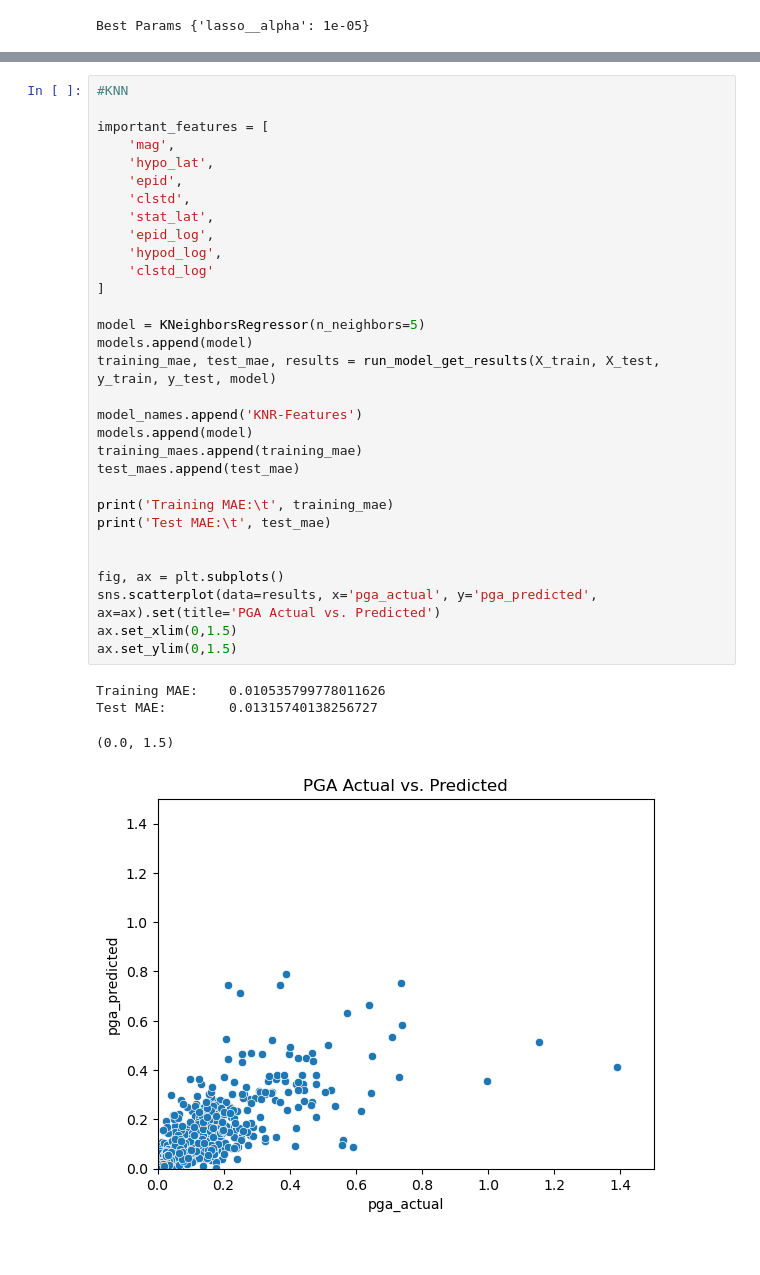
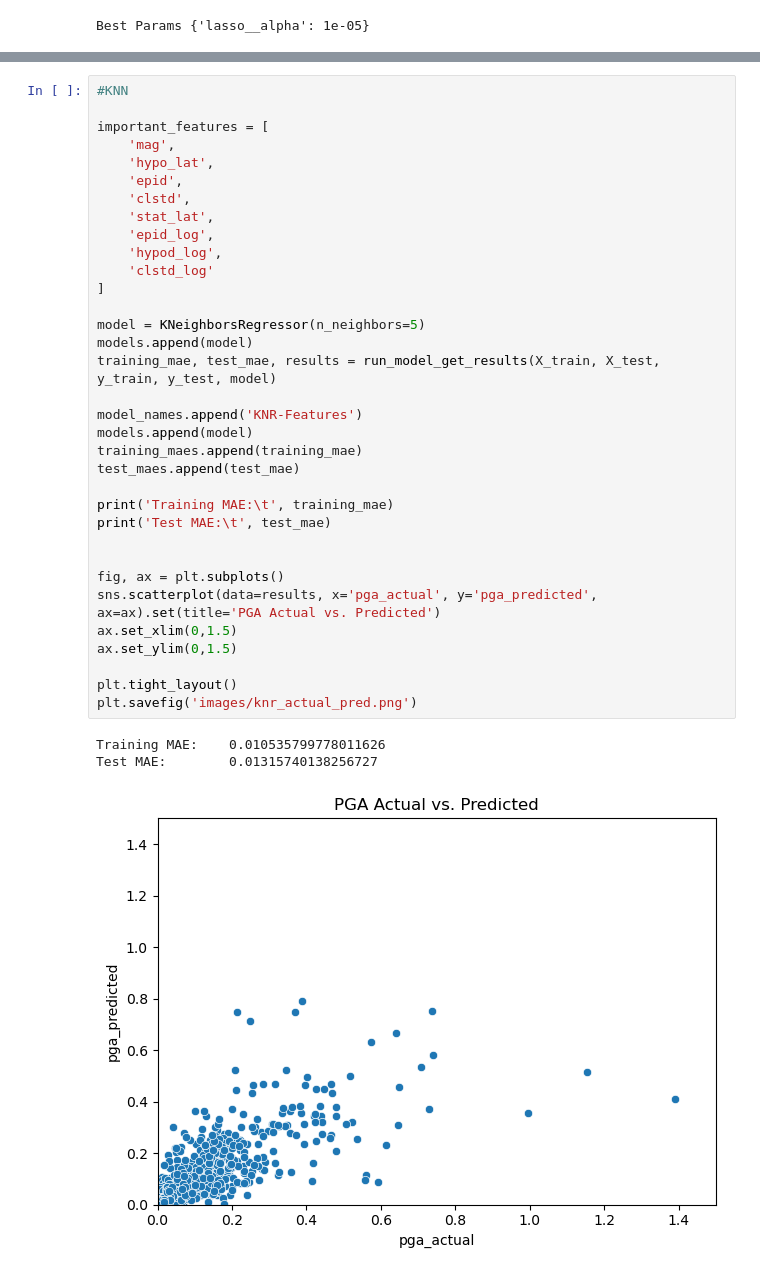
Before and after one commit to bilgeozcay/earthquake, a Jupyter notebook: analysis.ipynb, the cells around one changed output, grey strips where cells are left out. Saved outputs shown, nothing was run; the diff lists cells and outputs as text.

```diff
--- a/analysis.ipynb
+++ b/analysis.ipynb
@@ -558,33 +557,35 @@ important_features = [
     'mag',
     'hypo_lat',
     'epid',
     'clstd',
     'stat_lat',
     'epid_log',
     'hypod_log',
     'clstd_log'
 ]
 
 model = KNeighborsRegressor(n_neighbors=5)
 models.append(model)
 training_mae, test_mae, results = run_model_get_results(X_train, X_test, y_train, y_test, model)
 
 model_names.append('KNR-Features')
 models.append(model)
 training_maes.append(training_mae)
 test_maes.append(test_mae)
 
 print('Training MAE:\t', training_mae)
 print('Test MAE:\t', test_mae)
 
 
 fig, ax = plt.subplots()
 sns.scatterplot(data=results, x='pga_actual', y='pga_predicted', ax=ax).set(title='PGA Actual vs. Predicted')
 ax.set_xlim(0,1.5)
 ax.set_ylim(0,1.5)
+
+plt.tight_layout()
+plt.savefig('images/knr_actual_pred.png')
 # %% [output]
 Training MAE:    0.010535799778011626
 Test MAE:        0.01315740138256727
-(0.0, 1.5)
-[figure, old version]
+[figure, new version]
 # %% [markdown]
```
Also changed, not shown: parts of 56 cells of this notebook.
